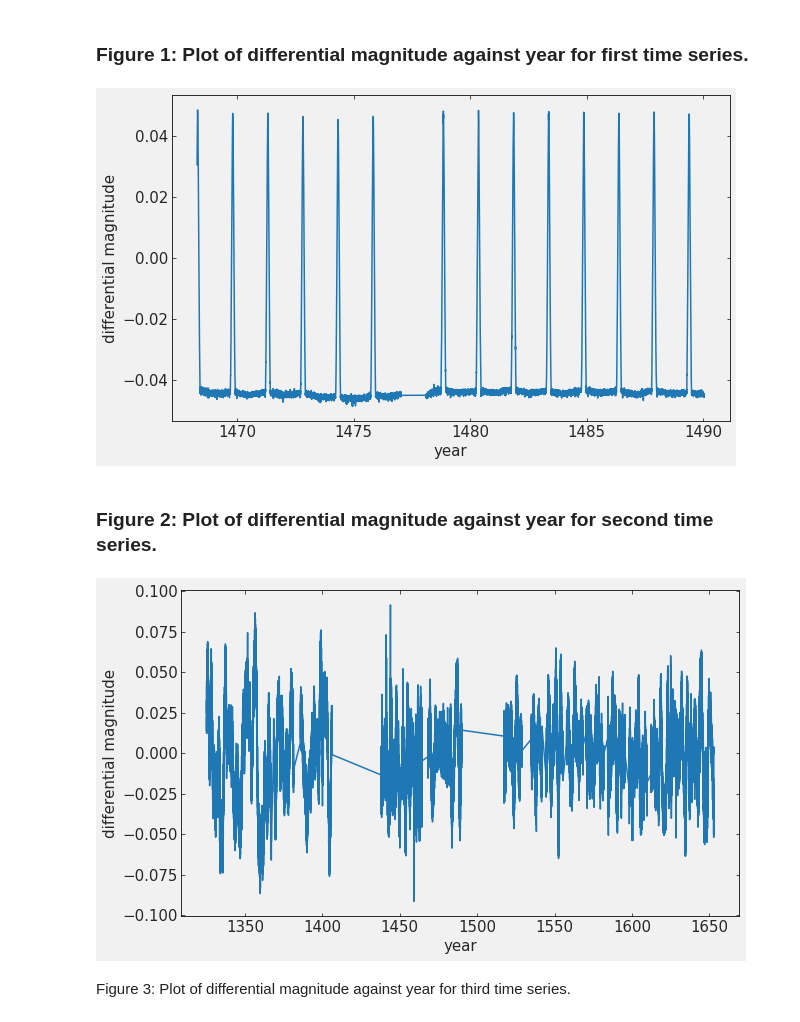
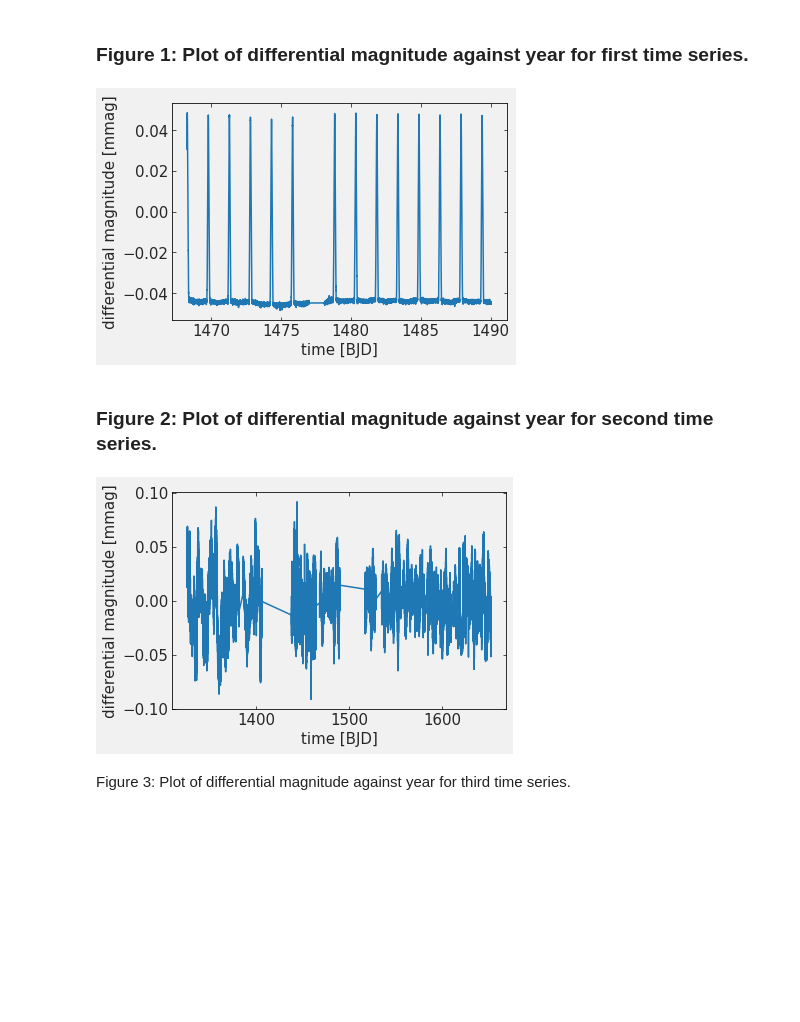
Before and after one commit to narayan-paudel/DSPS_EPAUDEL, a Jupyter notebook: HW11_epaudel/TESSlightcurves.ipynb, the cells around one changed output. Drawn from its saved outputs; the diff is of its cells as text; code cells hidden in the pictures; blank space fills up the shorter version.

```diff
--- a/HW11_epaudel/TESSlightcurves.ipynb
+++ b/HW11_epaudel/TESSlightcurves.ipynb
@@ -40,7 +41,7 @@ timeseries1 = timeseries1.dropna(axis=1, how='all')
 # %% [output]
 0
 # %%
-timeseries2 = pd.read_csv("https://raw.githubusercontent.com/narayan-paudel/DSPS_EPAUDEL/master/HW11_epaudel/146879345.rw",header=None, names=("date","mag"), sep=" ")
+timeseries2 = pd.read_csv("https://raw.githubusercontent.com/narayan-paudel/DSPS_EPAUDEL/master/HW11_epaudel/146879345.rw",header=None, names=("time","mmag"), sep=" ")
 # %%
 timeseries2.head()
 # %% [output]
@@ -85,21 +86,21 @@ plt.ylabel("differential magnitude");
 # %% [markdown]
 ### Figure 1: Plot of differential magnitude against year for first time series.
 # %%
-plt.figure(figsize=(10,6))
-plt.plot(timeseries2.date, timeseries2.mag)
-plt.xlabel("year")
-plt.ylabel("differential magnitude");
+plt.figure()
+plt.plot(timeseries2.time, timeseries2.mmag)
+plt.xlabel("time [BJD]")
+plt.ylabel("differential magnitude [mmag]");
 # %% [output]
-[figure, old version]
+[figure, new version]
 # %% [markdown]
 ### Figure 2: Plot of differential magnitude against year for second time series.
 # %%
-plt.figure(figsize=(10,6))
-plt.plot(timeseries3.date, timeseries3.mag)
-plt.xlabel("year")
-plt.ylabel("differential magnitude");
+plt.figure()
+plt.plot(timeseries3.time, timeseries3.mmag)
+plt.xlabel("time [BJD]")
+plt.ylabel("differential magnitude [mmag]");
 # %% [output]
-[figure, old version]
+[figure, new version]
 # %% [markdown]
 Figure 3: Plot of differential magnitude against year for third time series.
 # %% [markdown]
```
Also changed, not shown: parts of 34 cells of this notebook.
